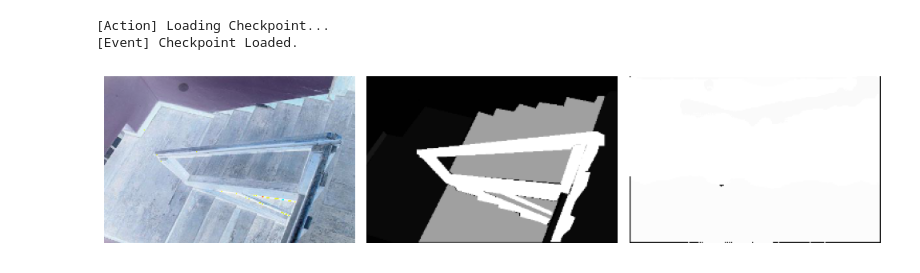
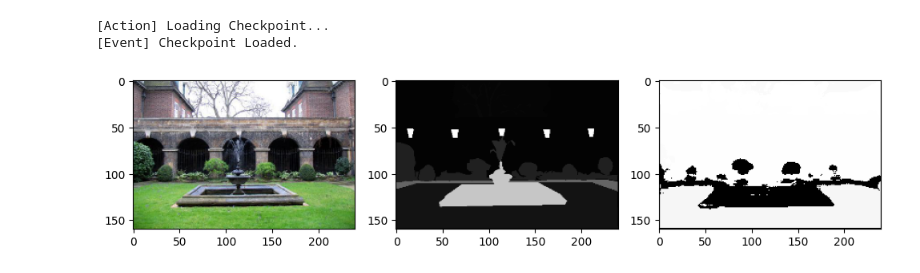
Before and after one commit to Brocoliman/CVD, a Jupyter notebook: segmentation/test.ipynb, the cells around one changed output. Drawn from its saved outputs; the diff is of its cells as text; code cells hidden in the pictures.

Commit message:
Segmentation Model v0.E

```diff
--- a/segmentation/test.ipynb
+++ b/segmentation/test.ipynb
@@ -30,43 +31,50 @@ import matplotlib.pyplot as plt
 os.chdir("/home/brocolimanx/Desktop/Code")
+# %%
+toPil = transforms.ToPILImage()
+train_loader, val_loader = get_loaders(
+        CLASSES,
+        TRAIN_IMG_DIR,
+        TRAIN_MASK_DIR,
+        VAL_IMG_DIR,
+        VAL_MASK_DIR,
+        BATCH_SIZE,
+        blank_transform,
+        blank_transform,
+        blank_transform,
+        NUM_WORKERS,
+        PIN_MEMORY,
+        FN_FORMAT
+    )
+
+MODEL_NAME = "segmentation/saved_models/ade20k_vB_1.tar"
+model = UNET(in_channels=3, out_channels=CLASSES+1).to(DEVICE)
+load_checkpoint(torch.load(MODEL_NAME), model)
+# %% [output]
+[Action] Loading Checkpoint...
+[Event] Checkpoint Loaded.
 # %%
-toPil = transforms.ToPILImage()
-train_loader, val_loader = get_loaders(
-        CLASSES,
-        TRAIN_IMG_DIR,
-        TRAIN_MASK_DIR,
-        VAL_IMG_DIR,
-        VAL_MASK_DIR,
-        BATCH_SIZE,
-        blank_transform,
-        blank_transform,
-        blank_transform,
-        NUM_WORKERS,
-        PIN_MEMORY,
-        FN_FORMAT
-    )
-
-MODEL_NAME = "segmentation/saved_models/ade20k_vB_1.tar"
-model = UNET(in_channels=3, out_channels=CLASSES+1).to(DEVICE)
-load_checkpoint(torch.load(MODEL_NAME), model)
-
 imgs = None
 for batch, (x,y, _) in enumerate(train_loader):
     x = x.cuda().float()
-    y = y[0].cuda().float()/150.0
+    y = y.cuda().float()/150.0
     pred = model(x)[0]
-    x=x[0]
+    x = (x - x.min()) / (x.max() - x.min())
+    x=x[0].cpu()
+    y=y[0].cpu()
     pred = torch.argmax(pred, 0).float().cpu()
-    imgs = [toPil(x),toPil(y), toPil(pred)]
+    imgs = [
+        toPil(x),
+        toPil(y),
+        toPil(pred)
+        ]
     break
 
 fig,axes = plt.subplots(1, 3, figsize=(10,5))
-for i, ax in enumerate(axes.flat):
-    ax.imshow(imgs[i], cmap='gray')
-    ax.axis('off')
+axes.flat[0].imshow(imgs[0])
+axes.flat[1].imshow(imgs[1], cmap='gray')
+axes.flat[2].imshow(imgs[2], cmap='gray')
 
 plt.tight_layout()
 plt.show()
 # %% [output]
-[Action] Loading Checkpoint...
-[Event] Checkpoint Loaded.
-[figure, old version]
+[figure, new version]
```
Also changed, not shown: parts of 1 cell of this notebook.
